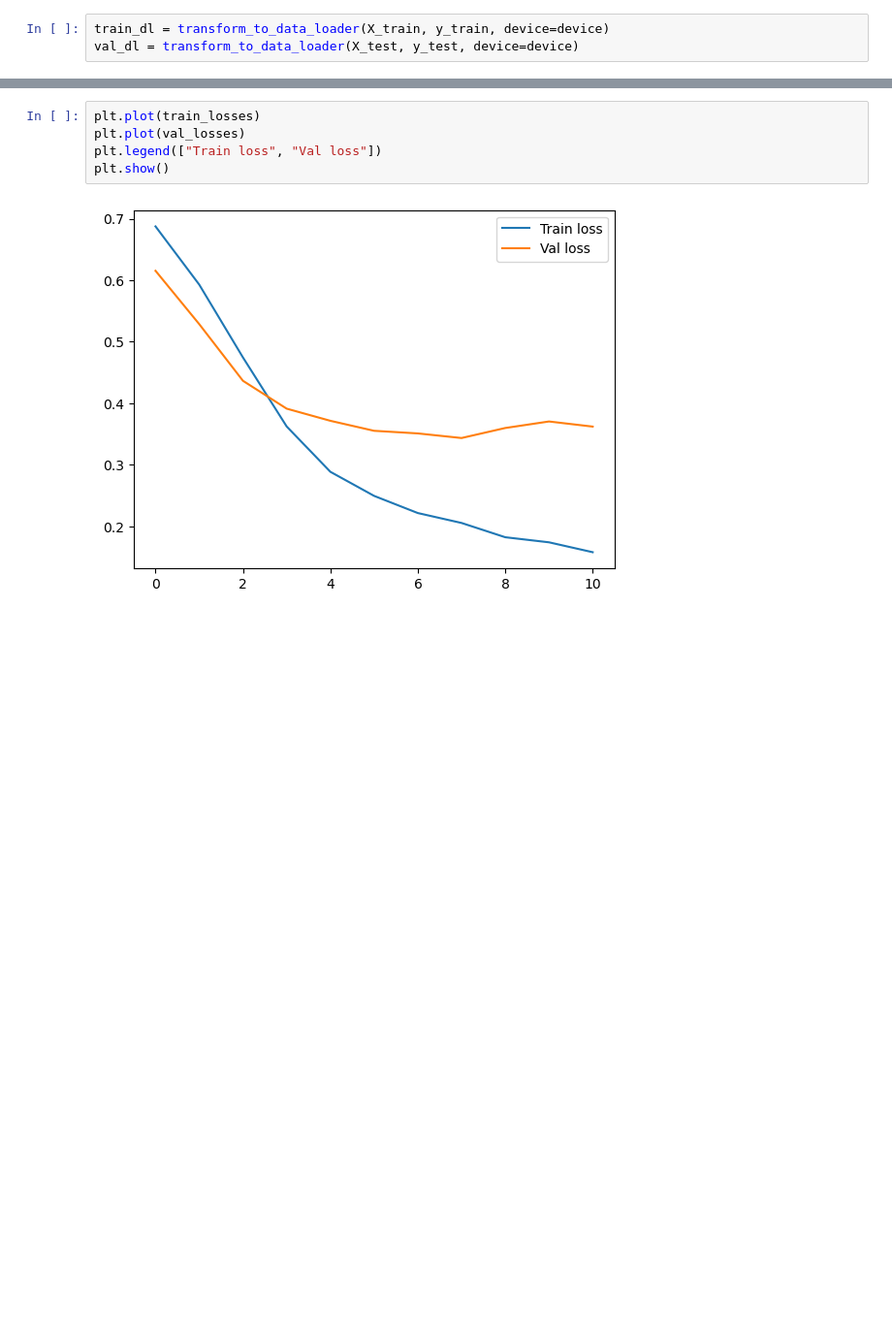
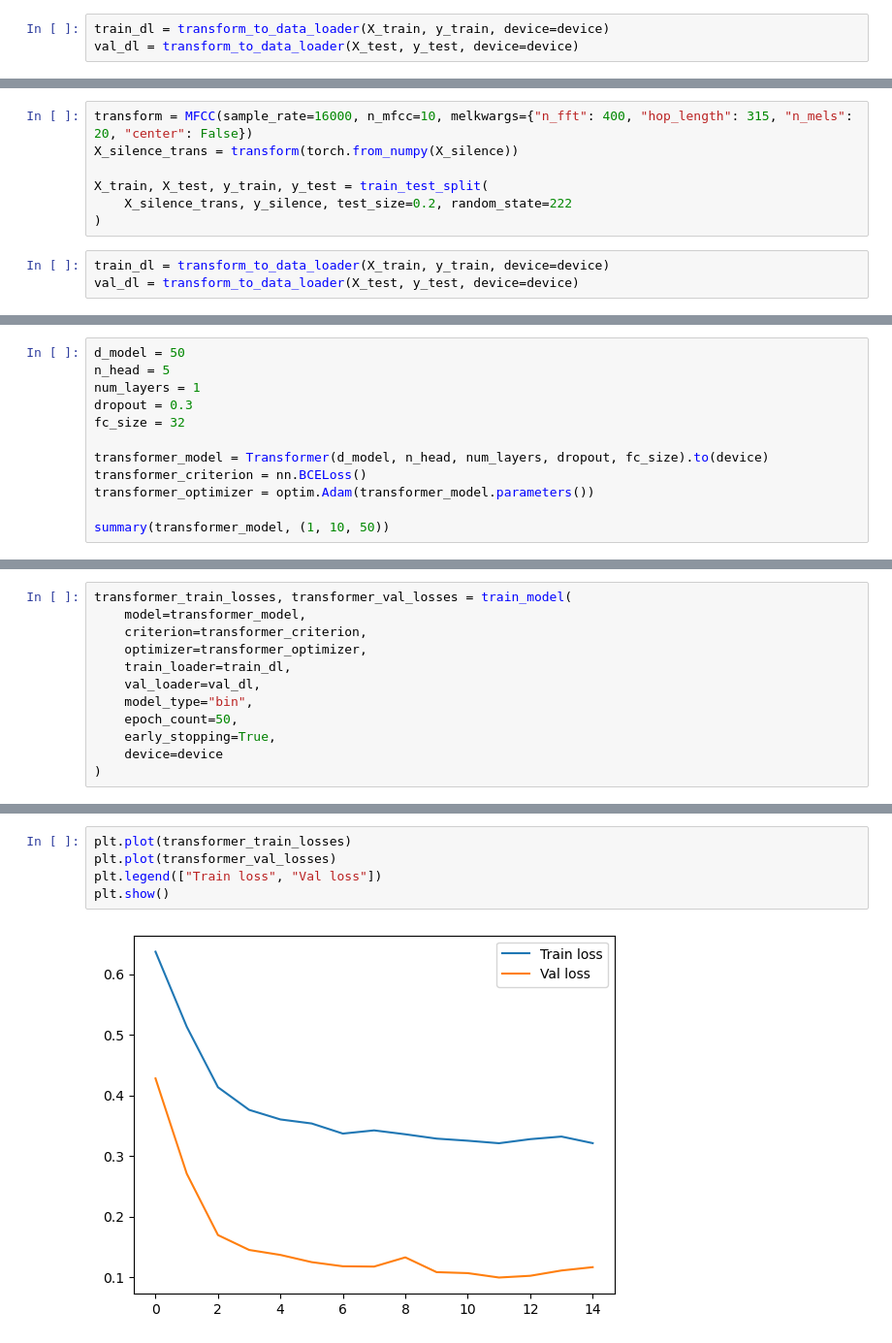
Before and after one commit to izabelatelejko/2024L-Deep-Learning-P2-Transformers, a Jupyter notebook: Silence_detection.ipynb, the cells around one changed output, grey strips where cells are left out. Shown: that part at 97% size. Cells and saved outputs as stored; diff of their text form; blank space fills up the shorter version.

Commit message:
New data, new better scores

```diff
--- a/Silence_detection.ipynb
+++ b/Silence_detection.ipynb
@@ -133,0 +225,10 @@ plt.show()
+# %%
+transform = MFCC(sample_rate=16000, n_mfcc=10, melkwargs={"n_fft": 400, "hop_length": 315, "n_mels": 20, "center": False})
+X_silence_trans = transform(torch.from_numpy(X_silence))
+
+X_train, X_test, y_train, y_test = train_test_split(
+    X_silence_trans, y_silence, test_size=0.2, random_state=222
+)
+# %%
+train_dl = transform_to_data_loader(X_train, y_train, device=device)
+val_dl = transform_to_data_loader(X_test, y_test, device=device)
@@ -133,0 +268,12 @@ plt.show()
+# %%
+d_model = 50
+n_head = 5
+num_layers = 1
+dropout = 0.3
+fc_size = 32
+
+transformer_model = Transformer(d_model, n_head, num_layers, dropout, fc_size).to(device)
+transformer_criterion = nn.BCELoss()
+transformer_optimizer = optim.Adam(transformer_model.parameters())
+
+summary(transformer_model, (1, 10, 50))
@@ -133,0 +298,12 @@ plt.show()
+# %%
+transformer_train_losses, transformer_val_losses = train_model(
+    model=transformer_model,
+    criterion=transformer_criterion,
+    optimizer=transformer_optimizer,
+    train_loader=train_dl,
+    val_loader=val_dl,
+    model_type="bin",
+    epoch_count=50,
+    early_stopping=True,
+    device=device
+)
@@ -134,7 +324,7 @@ plt.show()
 # %%
-plt.plot(train_losses)
-plt.plot(val_losses)
+plt.plot(transformer_train_losses)
+plt.plot(transformer_val_losses)
 plt.legend(["Train loss", "Val loss"])
 plt.show()
 # %% [output]
-[figure, old version]
+[figure, new version]
```
Also changed, not shown: parts of 16 cells of this notebook, 4 other files.
